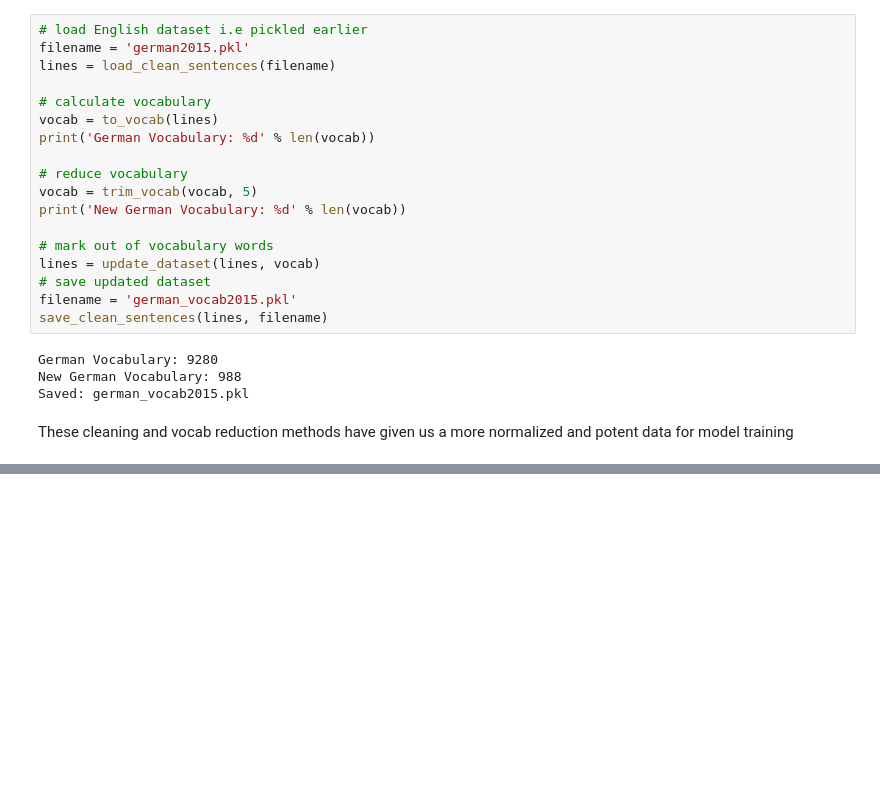
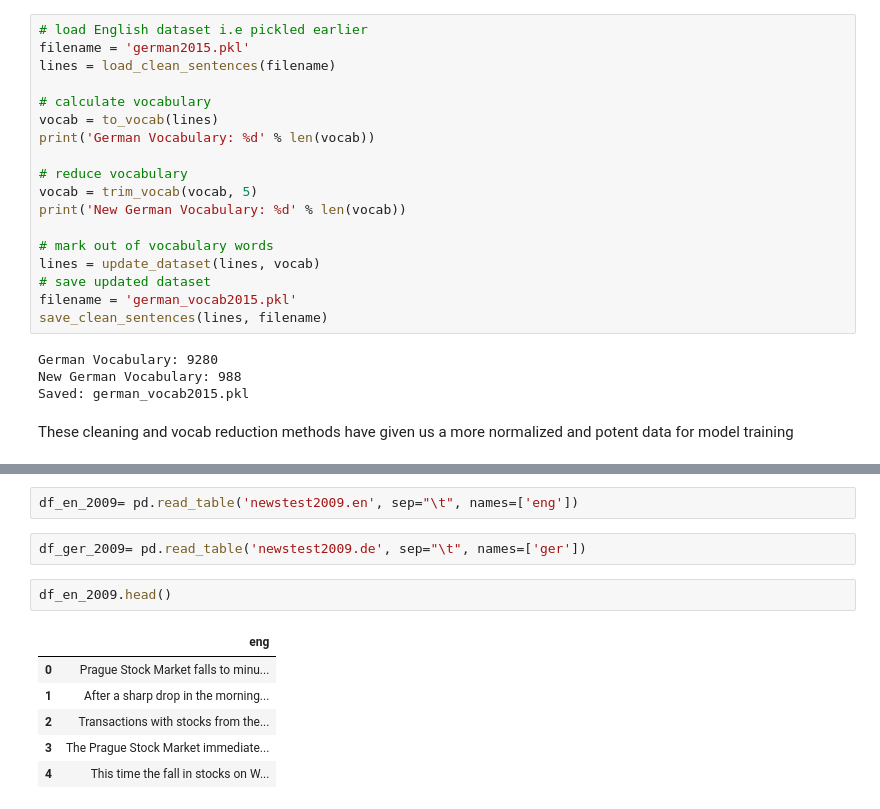
Before and after one commit to HassanSherwani/Language_Translator, a Jupyter notebook: Preprocess.ipynb, the cells around one changed output, grey strips where cells are left out. Drawn from its saved outputs; the diff is of its cells as text; blank space fills up the shorter version.

```diff
--- a/Preprocess.ipynb
+++ b/Preprocess.ipynb
@@ -391,0 +403,13 @@ These cleaning and vocab reduction methods have given us a more normalized and p
+# %%
+df_en_2009= pd.read_table('newstest2009.en', sep="\t", names=['eng'])
+# %%
+df_ger_2009= pd.read_table('newstest2009.de', sep="\t", names=['ger'])
+# %%
+df_en_2009.head()
+# %% [output]
+|  | eng |
+| 0 | Prague Stock Market falls to minu... |
+| 1 | After a sharp drop in the morning... |
+| 2 | Transactions with stocks from the... |
+| 3 | The Prague Stock Market immediate... |
+| 4 | This time the fall in stocks on W... |
```
Also changed, not shown: parts of 17 cells of this notebook.
